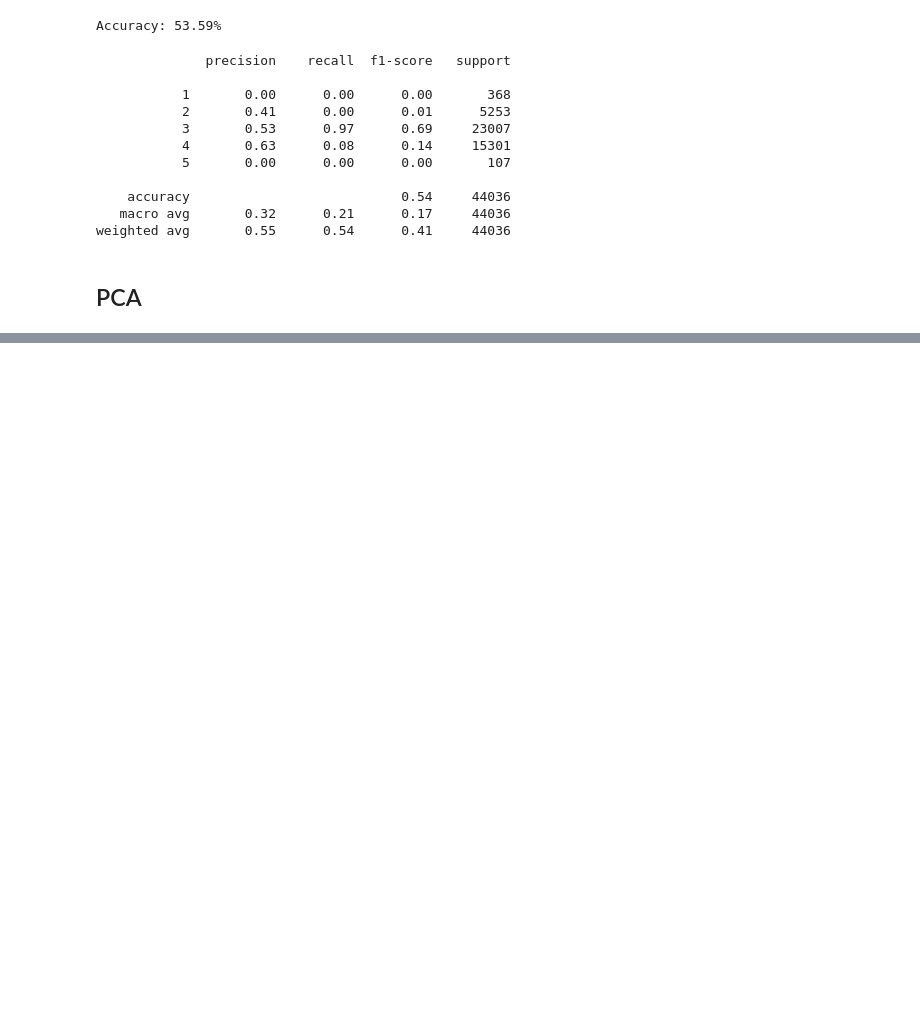
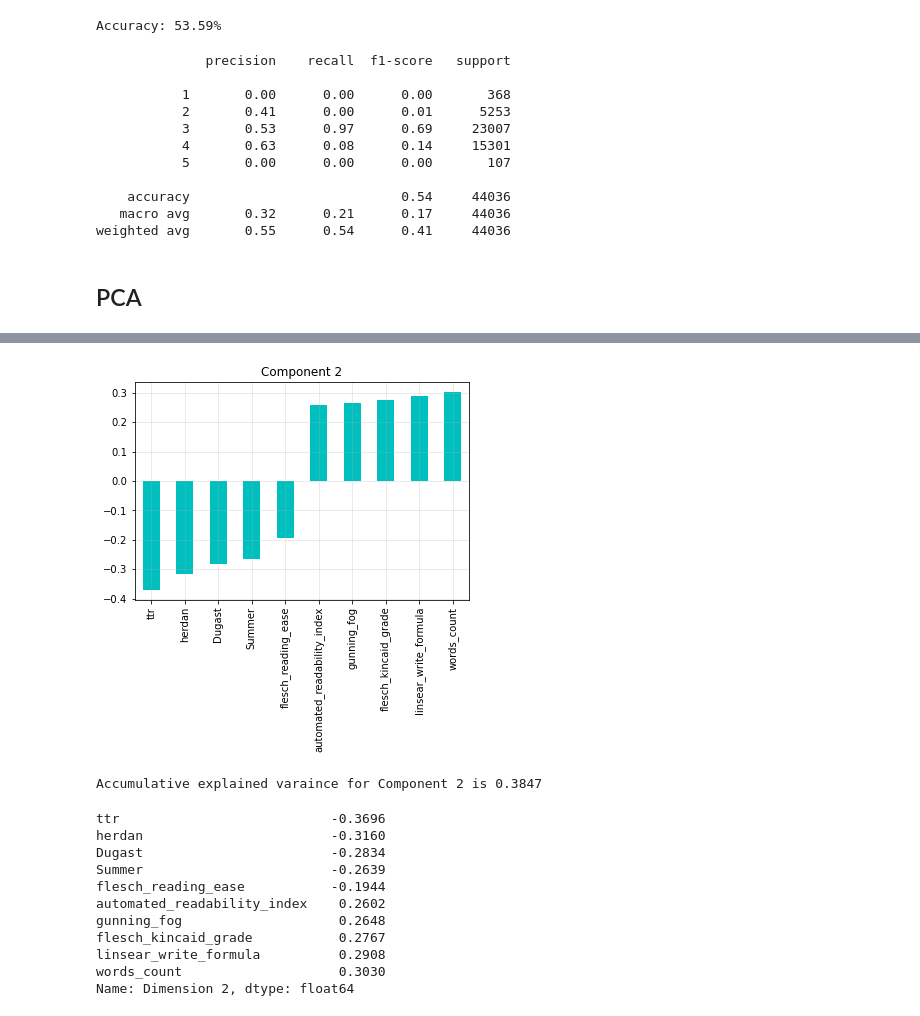
Before and after one commit to esther119/Understand-How-English-Fluency-Affects-Grade, a Jupyter notebook: XGboost.ipynb, the cells around one changed output, grey strips where cells are left out. Saved outputs shown, nothing was run; the diff lists cells and outputs as text; code cells hidden in the pictures; blank space fills up the shorter version.

```diff
--- a/XGboost.ipynb
+++ b/XGboost.ipynb
@@ -184,7 +205,7 @@ def pca_plot(pca_results_df , nth_component):
     accu_explain_variance = np.round(explain_variance.sum(),4)
 
 
-    sort_comp = pca_results_df.iloc[nth_component-1].sort_values()
+    sort_comp = pca_results_df.iloc[nth_component-1, 1:].sort_values()
     head = sort_comp[:5]  #largest five variables in a component
     tail = sort_comp[-5:] #smallest five variables in a component
     components = pd.concat([head, tail])
@@ -257 +278,17 @@ time_stamp                     1.0000
 Name: Dimension 1, dtype: float64
+# %%
+pca_plot(pca_results_40, 2)
+# %% [output]
+[figure, added]
+Accumulative explained varaince for Component 2 is 0.3847
+ttr                           -0.3696
+herdan                        -0.3160
+Dugast                        -0.2834
+Summer                        -0.2639
+flesch_reading_ease           -0.1944
+automated_readability_index    0.2602
+gunning_fog                    0.2648
+flesch_kincaid_grade           0.2767
+linsear_write_formula          0.2908
+words_count                    0.3030
+Name: Dimension 2, dtype: float64
```
Also changed, not shown: parts of 21 cells of this notebook.
